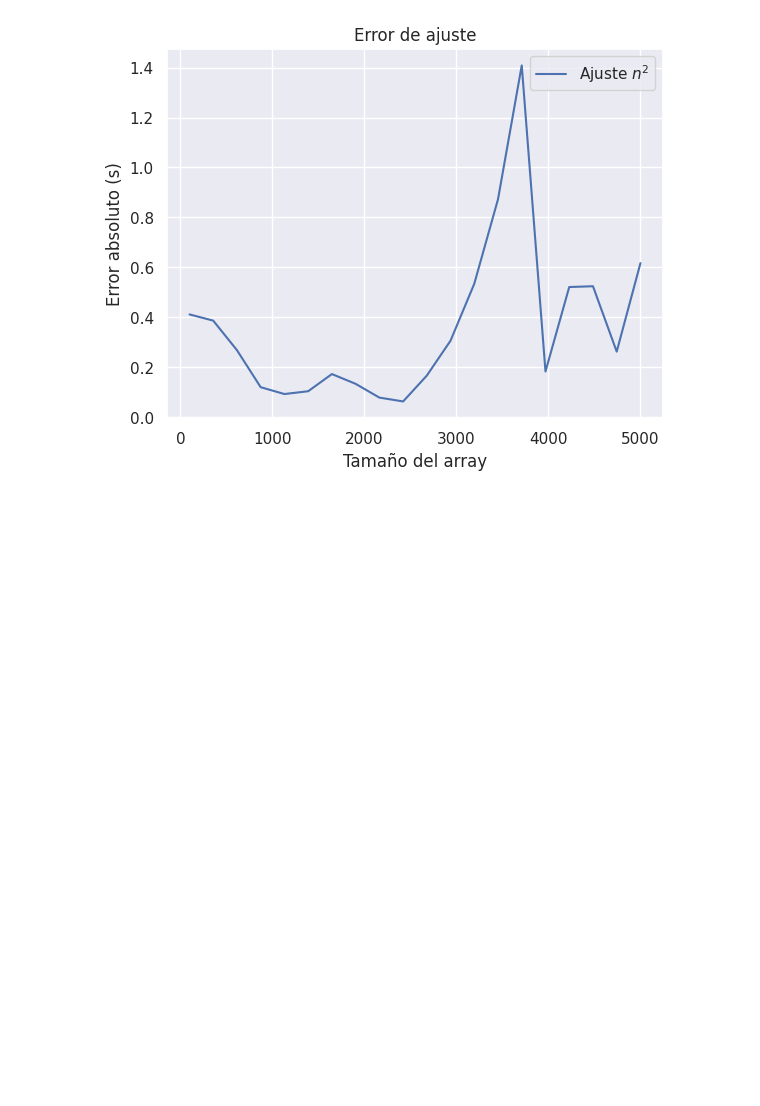
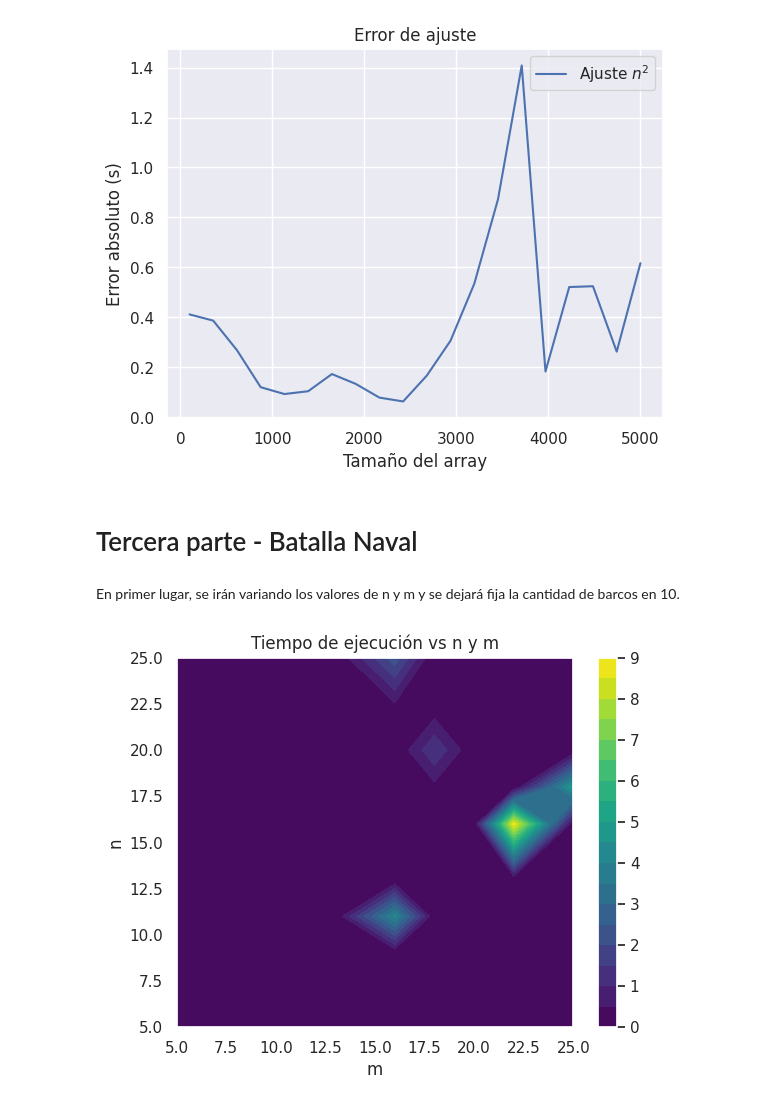
Before and after one commit to Akselas/TDA_TP_INTEGRADOR, a Jupyter notebook: mediciones.ipynb, the cells around one changed output. Cells and saved outputs as stored; diff of their text form; code cells hidden in the pictures; blank space fills up the shorter version.

```diff
--- a/mediciones.ipynb
+++ b/mediciones.ipynb
@@ -199,3 +199,5 @@ ax.legend()
 None
 # %% [output]
 [figure]
+# %% [markdown]
+# Tercera parte - Batalla Naval
@@ -201,0 +207,29 @@ None
+# %% [markdown]
+En primer lugar, se irán variando los valores de n y m y se dejará fija la cantidad de barcos en 10.
+# %%
+n_values = np.linspace(5, 25, 10).astype(int)
+m_values = np.linspace(5, 25, 10).astype(int)
+k_fixed = 5 # Barcos fijos
+sizes = [(n, m) for n in n_values for m in m_values]
+
+def get_args(n, m):
+    dem_fil = np.random.randint(0, 40, n)
+    dem_col = np.random.randint(0, 40, m)
+    barcos = sorted(np.random.randint(1, min(n, m), k_fixed), reverse=True)
+    return [dem_fil, dem_col, barcos]
+
+results = time_algorithmm(batalla_naval, sizes, get_args)
+# %%
+times = np.array([results[size] for size in sizes]).reshape(len(n_values), len(m_values))
+
+# Crear el gráfico
+fig, ax = plt.subplots()
+# Usar un gráfico de contornos
+c = ax.contourf(m_values, n_values, times, 20, cmap='viridis')
+fig.colorbar(c, ax=ax)  # Añadir barra de color
+ax.set_title('Tiempo de ejecución vs n y m')
+ax.set_xlabel('m')
+ax.set_ylabel('n')
+plt.show()
+# %% [output]
+[figure, added]
```
Also changed, not shown: parts of 1 cell of this notebook, 6 other files.
